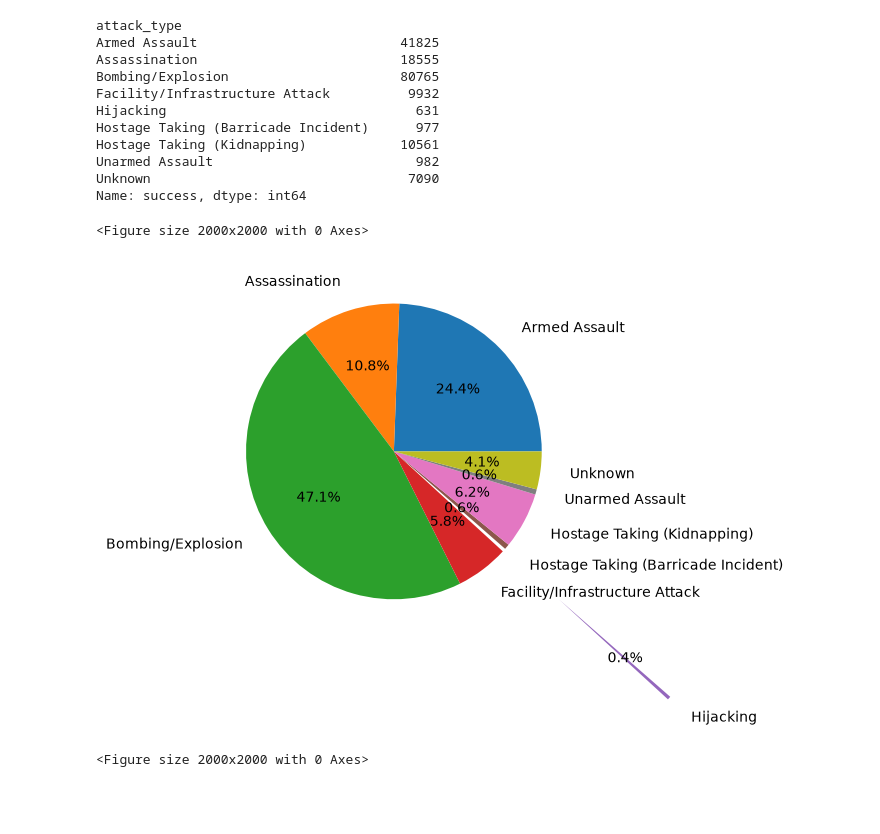
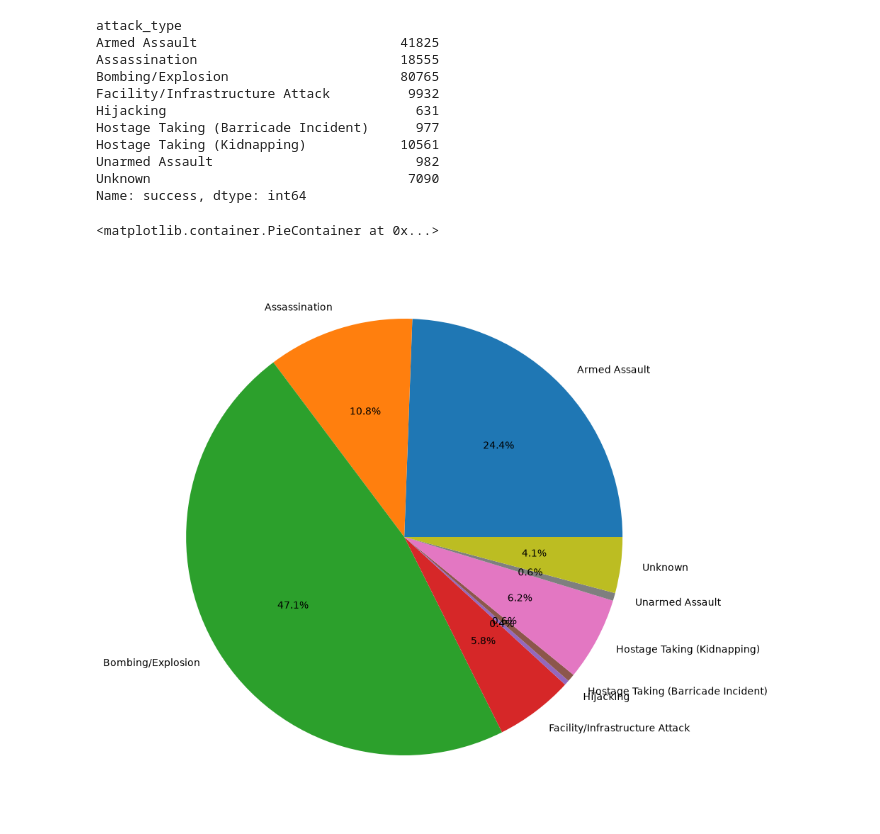
Before and after one commit to Anuragpathak08/Data-Analysis, a Jupyter notebook: projects/jay_the_terrorist_dataset.ipynb, the cells around one changed output. Cells and saved outputs as stored; diff of their text form; code cells hidden in the pictures; blank space fills up the shorter version.

```diff
--- a/projects/jay_the_terrorist_dataset.ipynb
+++ b/projects/jay_the_terrorist_dataset.ipynb
@@ -138,10 +138,8 @@ Unarmed Assault                          982
 Unknown                                 7090
 Name: success, dtype: int64
 # %%
-plt.pie(attack, labels=attack.index, labeldistance= 1.2, explode=[0,0,0,0,1.5, 0,0,0,0], autopct='%0.1f%%')
-
-plt.figure(figsize=(20,20))
+plt.figure(figsize=(10,10))
+plt.pie(attack, labels=attack.index, explode=[0,0,0,0,0, 0,0,0,0], autopct='%0.1f%%')
 # %% [output]
-<Figure size 2000x2000 with 0 Axes>
+<matplotlib.container.PieContainer at 0x...>
-[figure, old version]
+[figure, new version]
-<Figure size 2000x2000 with 0 Axes>
```
